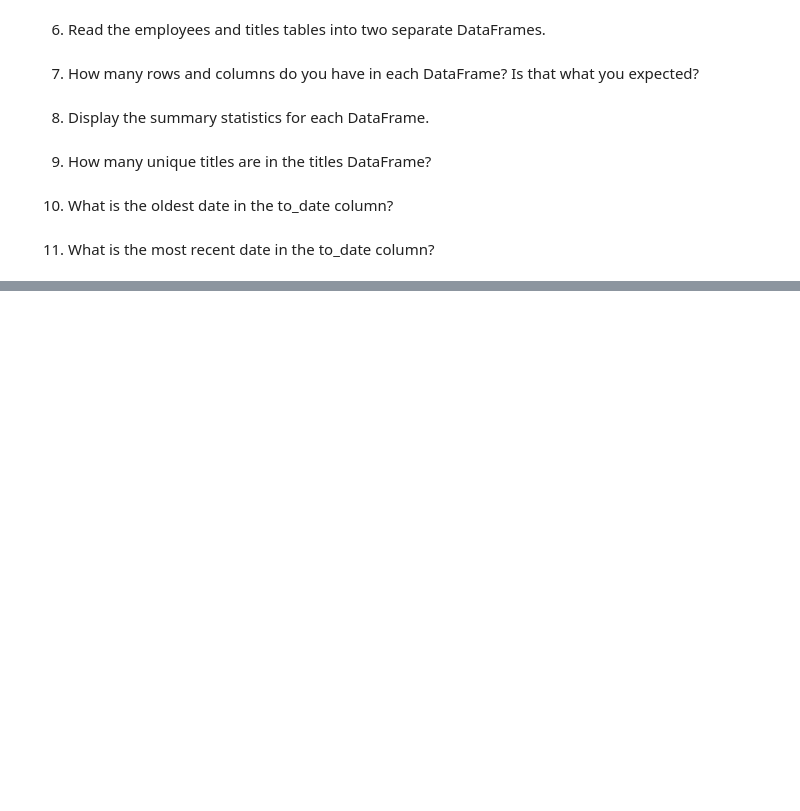
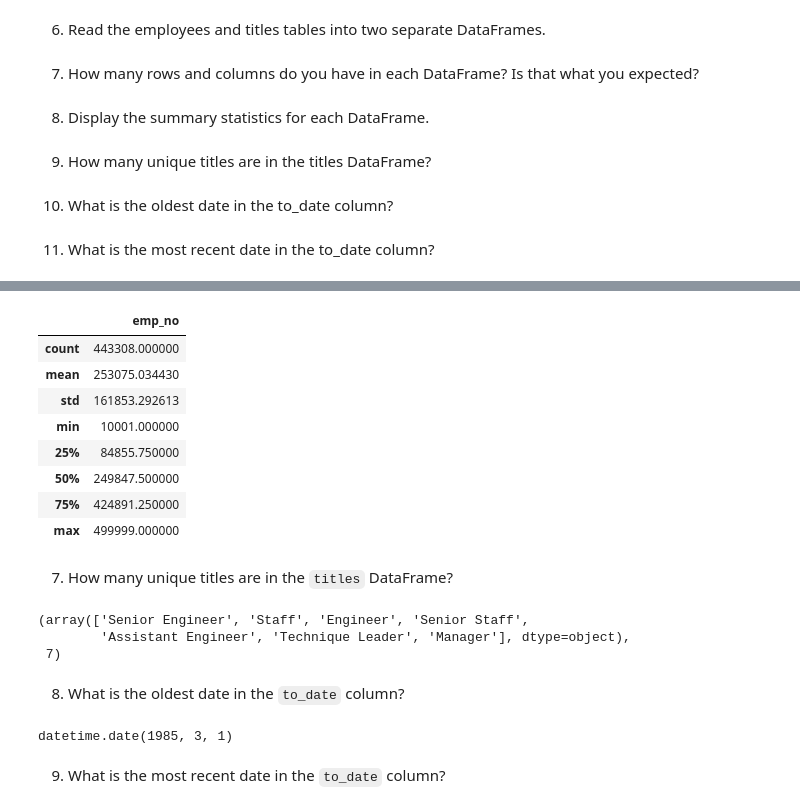
Before and after one commit to David-Howell/numpy-pandas-visualization-exercises, a Jupyter notebook: advanced_dataframes_exercises_1.ipynb, the cells around one changed output, grey strips where cells are left out. Cells and saved outputs as stored; diff of their text form; code cells hidden in the pictures; blank space fills up the shorter version.

```diff
--- a/advanced_dataframes_exercises_1.ipynb
+++ b/advanced_dataframes_exercises_1.ipynb
@@ -31,0 +131,2 @@
+# %%
+titles = pd.read_sql('SELECT * FROM titles', get_db_url('employees'))
@@ -31,0 +183,28 @@
+# %%
+titles.describe()
+# %% [output]
+|  | emp_no |
+| count | 443308.000000 |
+| mean | 253075.034430 |
+| std | 161853.292613 |
+| min | 10001.000000 |
+| 25% | 84855.750000 |
+| 50% | 249847.500000 |
+| 75% | 424891.250000 |
+| max | 499999.000000 |
+# %% [markdown]
+7. How many unique titles are in the `titles` DataFrame?
+# %%
+titles.title.unique(), len(titles.title.unique())
+# %% [output]
+(array(['Senior Engineer', 'Staff', 'Engineer', 'Senior Staff',
+        'Assistant Engineer', 'Technique Leader', 'Manager'], dtype=object),
+ 7)
+# %% [markdown]
+8. What is the oldest date in the `to_date` column?
+# %%
+titles.to_date.min()
+# %% [output]
+datetime.date(1985, 3, 1)
+# %% [markdown]
+9. What is the most recent date in the `to_date` column?
```
Also changed, not shown: parts of 32 cells of this notebook.
